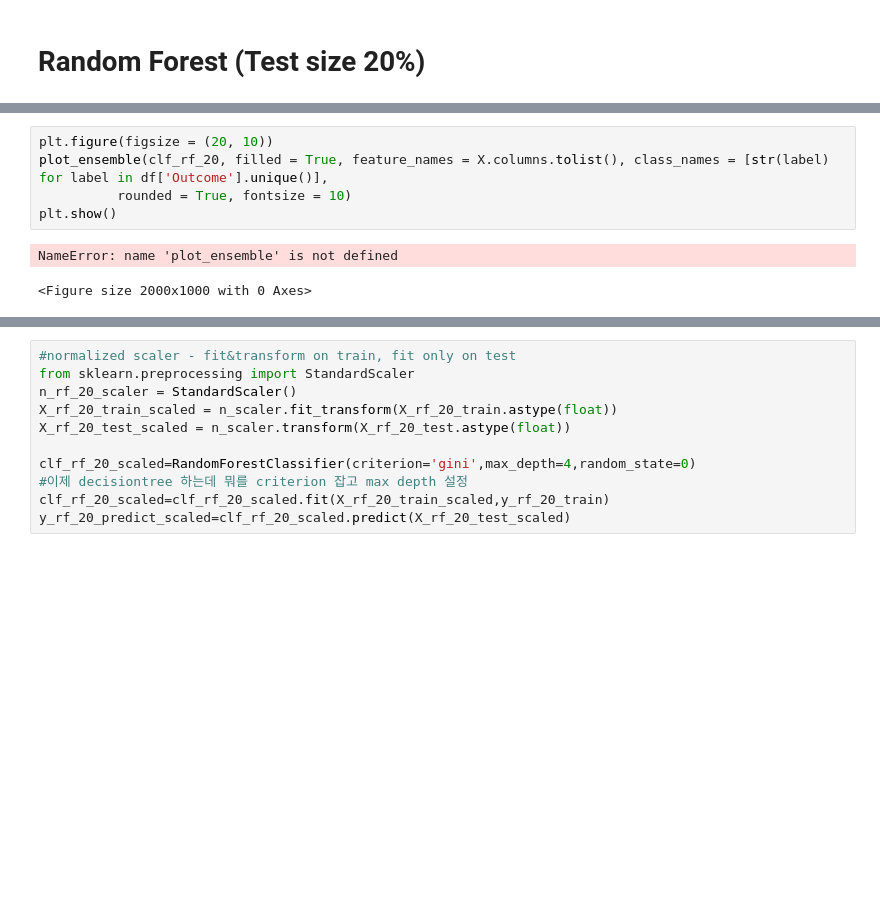
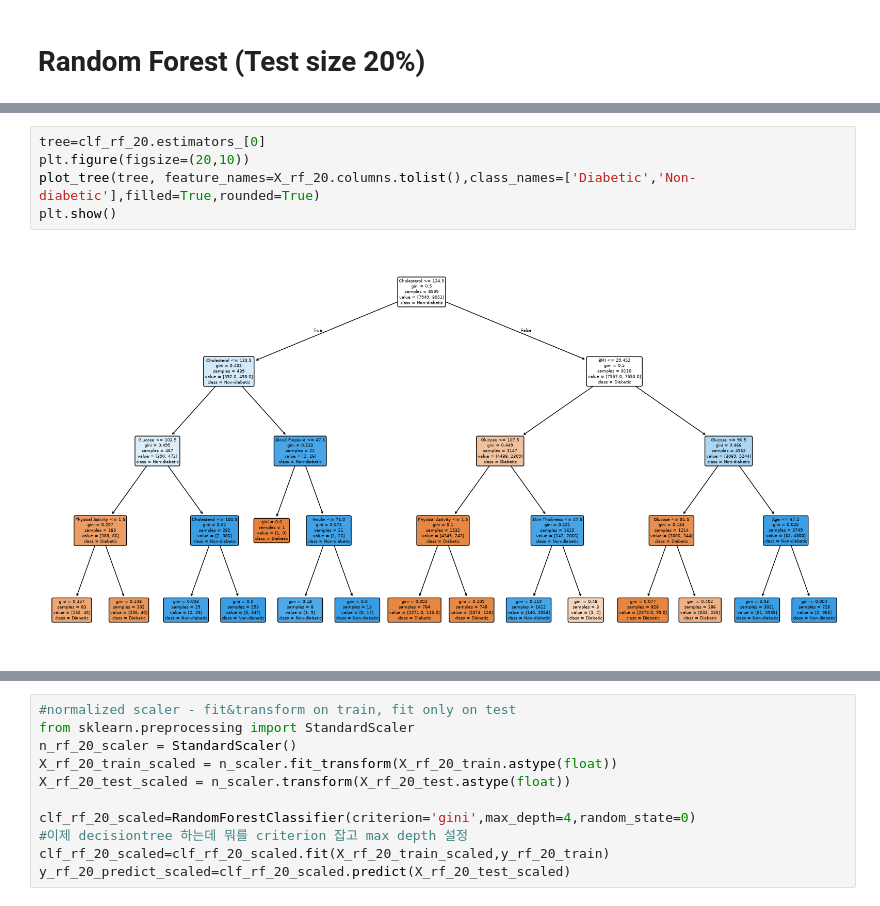
Before and after one commit to 2026324-cmd/achine-Learning-HDip2026-, a Jupyter notebook: Sumi Heo(2026324) - Machine Learning CA1.ipynb, the cells around one changed output, grey strips where cells are left out. Saved outputs shown, nothing was run; the diff lists cells and outputs as text; blank space fills up the shorter version.

```diff
--- a/Sumi Heo(2026324) - Machine Learning CA1.ipynb
+++ b/Sumi Heo(2026324) - Machine Learning CA1.ipynb
@@ -662,11 +665,10 @@ weighted avg       0.93      0.93      0.92      4000
-# %%
-plt.figure(figsize = (20, 10))
-plot_ensemble(clf_rf_20, filled = True, feature_names = X.columns.tolist(), class_names = [str(label) for label in df['Outcome'].unique()],
-          rounded = True, fontsize = 10)
-plt.show()
-# %% [output]
-NameError: name 'plot_ensemble' is not defined
-<Figure size 2000x1000 with 0 Axes>
+# %%
+tree=clf_rf_20.estimators_[0]
+plt.figure(figsize=(20,10))
+plot_tree(tree, feature_names=X_rf_20.columns.tolist(),class_names=['Diabetic','Non-diabetic'],filled=True,rounded=True)
+plt.show()
+# %% [output]
+[figure, added]
 # %%
 # Predict by using an object classifier 'clf'
 y_rf_20_predict = clf_rf_20.predict(X_rf_20_test)
```
Also changed, not shown: parts of 14 cells of this notebook, 1 other file.
